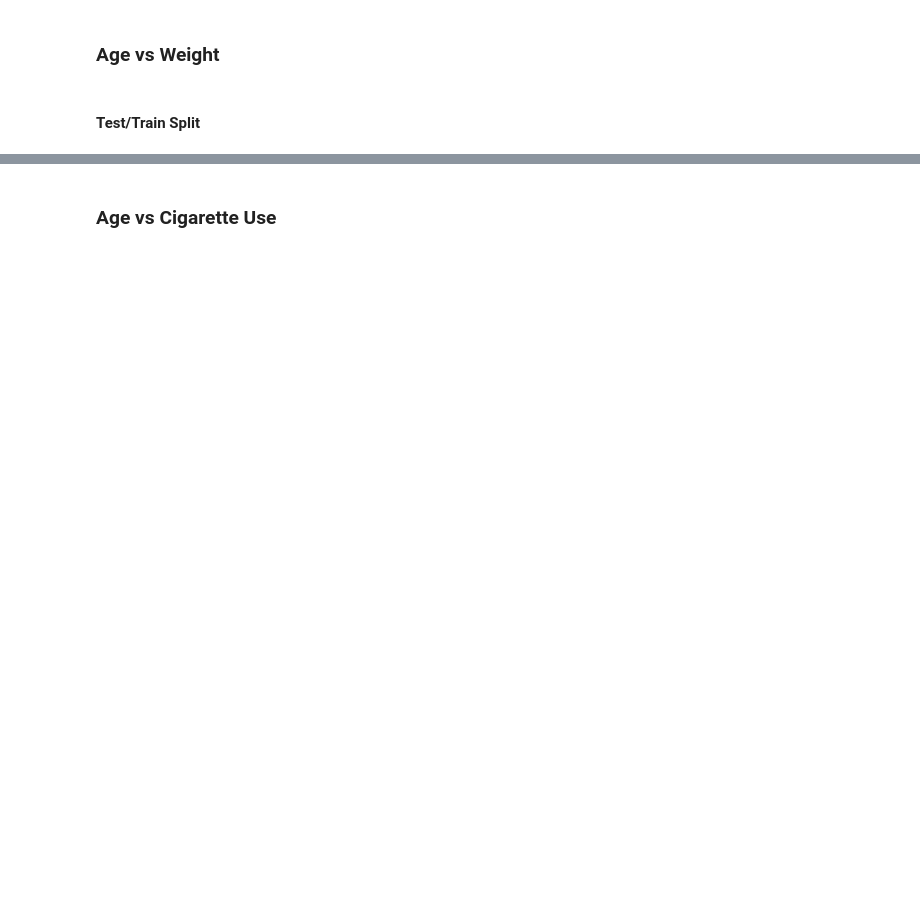
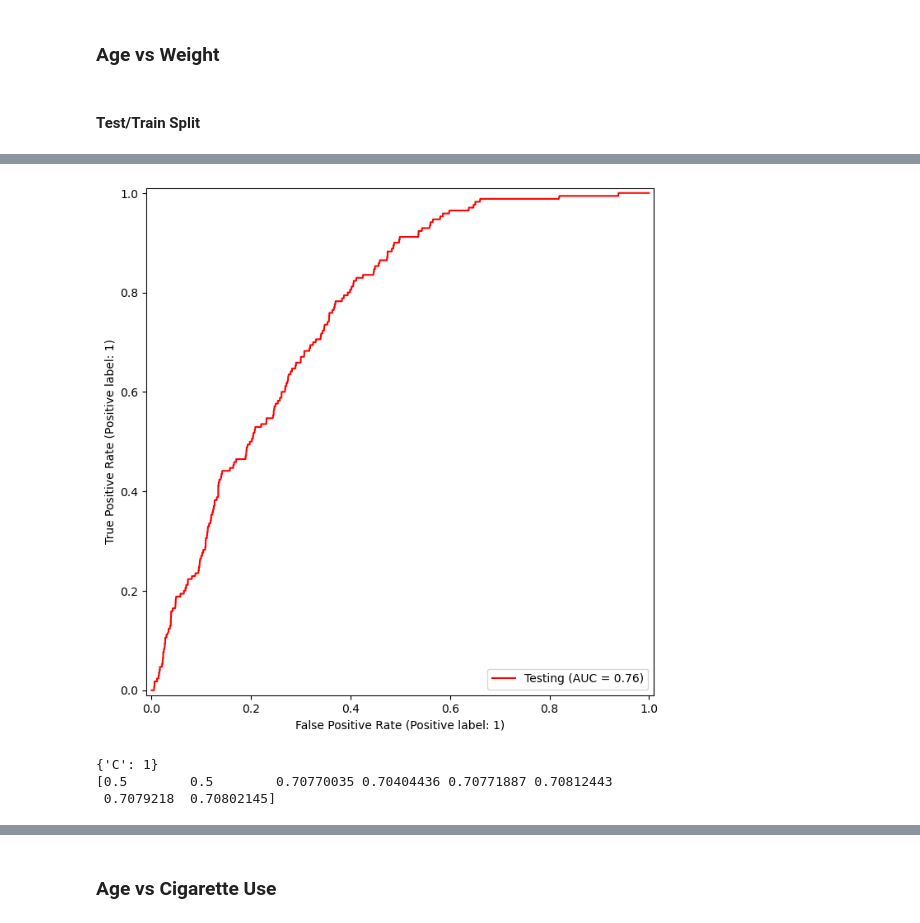
Before and after one commit to falsemisfortune/ML2, a Jupyter notebook: Practical HW 2.ipynb, the cells around one changed output, grey strips where cells are left out. Drawn from its saved outputs; the diff is of its cells as text; code cells hidden in the pictures; blank space fills up the shorter version.

```diff
--- a/Practical HW 2.ipynb
+++ b/Practical HW 2.ipynb
@@ -134,3 +206,13 @@ plot_svm(X_train_scaled_aw,
+# %%
+fig, ax = subplots(figsize = (8, 8))
+roc_curve(svm_linear_aw,
+          X_test_scaled_aw,
+          y_test_aw,
+          name = 'Testing',
+          color = 'r',
+          ax = ax);
+# %% [output]
+[figure, added]
 # %%
 # Tuning
 
@@ -139,11 +221,15 @@ grid = skm.GridSearchCV(svm_linear_aw,
                         {'C':[ 0.00001, 0.0001, 0.001, 0.01, 0.1, 1, 10, 50]},
                         refit = True,
                         cv = kfold,
-                        scoring = 'accuracy')
+                        scoring = 'balanced_accuracy')
 grid.fit(X_test_scaled_aw, y_test_aw)
 
 print(grid.best_params_)
 print(grid.cv_results_[('mean_test_score')])
+# %% [output]
+{'C': 1}
+[0.5        0.5        0.70770035 0.70404436 0.70771887 0.70812443
+ 0.7079218  0.70802145]
 # %%
 # Reruning with tuned parameters
 svm_linear_aw2 = SVC(C = 1, kernel = 'linear', class_weight = 'balanced')
```
Also changed, not shown: parts of 82 cells of this notebook, 1 other file.
